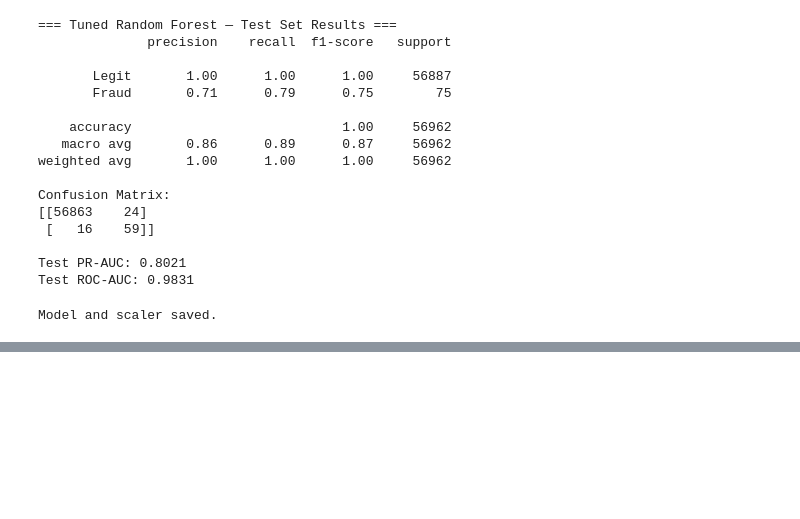
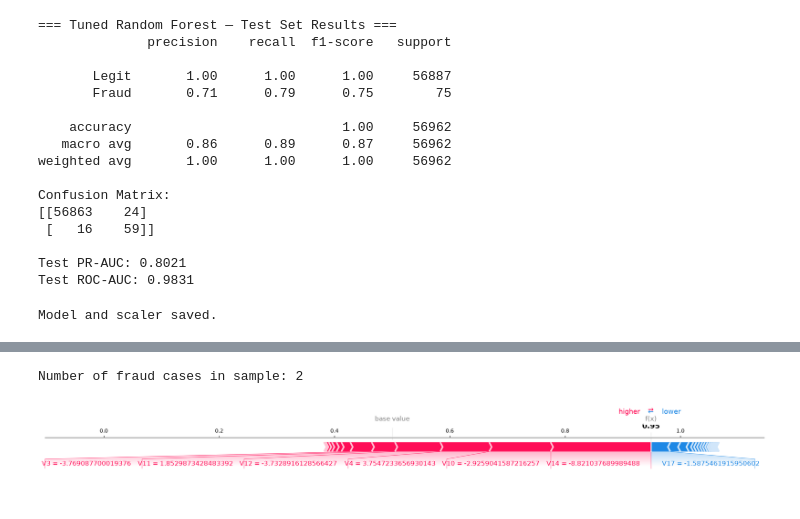
Before and after one commit to Soujanya083/finguard-fraud-detection, a Jupyter notebook: notebooks/03_modeling.ipynb, the cells around one changed output, grey strips where cells are left out. Cells and saved outputs as stored; diff of their text form; code cells hidden in the pictures; blank space fills up the shorter version.

```diff
--- a/notebooks/03_modeling.ipynb
+++ b/notebooks/03_modeling.ipynb
@@ -403,0 +465,24 @@ Model and scaler saved.
+# %%
+# Pick one actual fraud case from our sample to explain individually
+fraud_indices_in_sample = np.where(y_test.iloc[sample_idx].values == 1)[0]
+print(f"Number of fraud cases in sample: {len(fraud_indices_in_sample)}")
+
+if len(fraud_indices_in_sample) > 0:
+    idx_to_explain = fraud_indices_in_sample[0]
+
+    shap.force_plot(
+        explainer.expected_value[1],
+        shap_values_fraud[idx_to_explain],
+        X_test_sample[idx_to_explain],
+        feature_names=feature_cols,
+        matplotlib=True,
+        show=False
+    )
+    plt.tight_layout()
+    plt.savefig("../reports/shap_single_fraud_explanation.png", dpi=150, bbox_inches='tight')
+    plt.show()
+else:
+    print("No fraud cases in this sample — try a larger sample size")
+# %% [output]
+Number of fraud cases in sample: 2
+[figure, added]
```
Also changed, not shown: parts of 5 cells of this notebook, 2 other files.
